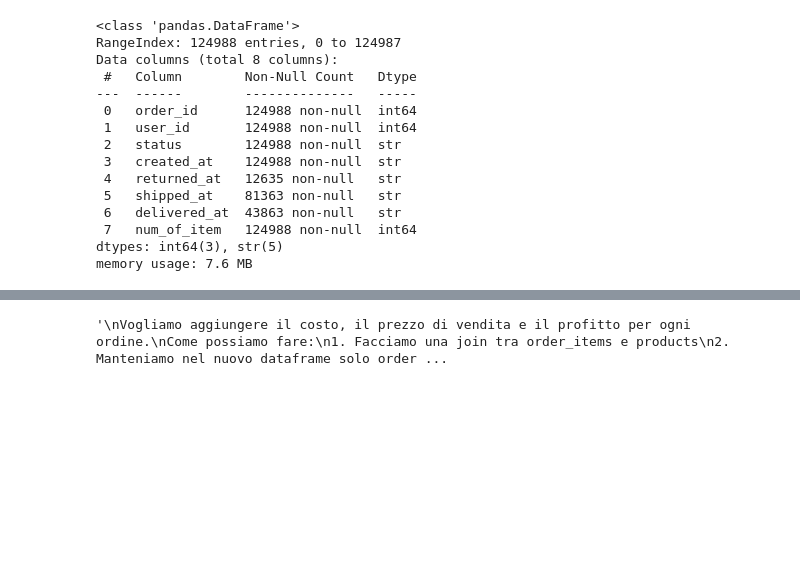
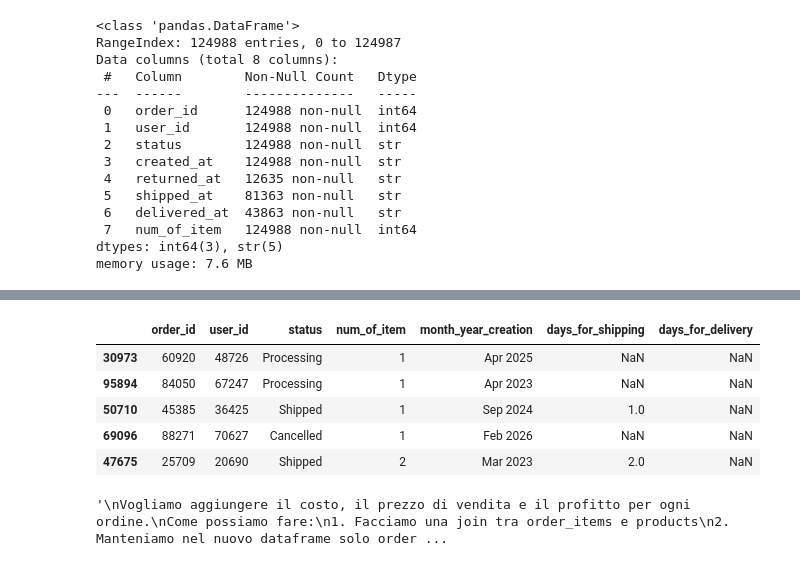
Before and after one commit to edoardo-belingheri/final_project, a Jupyter notebook: notebooks/pulizia_dati.ipynb, the cells around one changed output, grey strips where cells are left out. Drawn from its saved outputs; the diff is of its cells as text; code cells hidden in the pictures; blank space fills up the shorter version.

Commit message:
Aggiunta notebook e modifiche

```diff
--- a/notebooks/pulizia_dati.ipynb
+++ b/notebooks/pulizia_dati.ipynb
@@ -298,3 +310,23 @@ orders.sample(5)
+# %%
+# Aggiunta mese e anno di creazione ordine
+orders['month_year_creation'] = orders['created_at'].dt.strftime('%b %Y')
+# Aggiunta tempo di spedizione e di consegna
+orders["time_for_shipping"] = orders["shipped_at"] - orders["created_at"]
+orders["time_for_delivery"] = orders["delivered_at"] - orders["shipped_at"]
+orders["days_for_shipping"] = orders["time_for_shipping"].dt.days
+orders["days_for_delivery"] = orders["time_for_delivery"].dt.days
+# %%
+orders=orders[["order_id","user_id","status","num_of_item","month_year_creation","days_for_shipping","days_for_delivery"]]
+# %%
+orders.sample(5)
+# Ovviamente rimangono dati mancanti in days_for_shipping e days_for_delivery in base allo stato dell'ordine
+# %% [output]
+|  | order_id | user_id | status | num_of_item | month_year_creation | days_for_shipping | days_for_delivery |
+| 30973 | 60920 | 48726 | Processing | 1 | Apr 2025 | NaN | NaN |
+| 95894 | 84050 | 67247 | Processing | 1 | Apr 2023 | NaN | NaN |
+| 50710 | 45385 | 36425 | Shipped | 1 | Sep 2024 | 1.0 | NaN |
+| 69096 | 88271 | 70627 | Cancelled | 1 | Feb 2026 | NaN | NaN |
+| 47675 | 25709 | 20690 | Shipped | 2 | Mar 2023 | 2.0 | NaN |
 # %%
 """
 Vogliamo aggiungere il costo, il prezzo di vendita e il profitto per ogni ordine.
```
Also changed, not shown: parts of 22 cells of this notebook, 7 other files.
